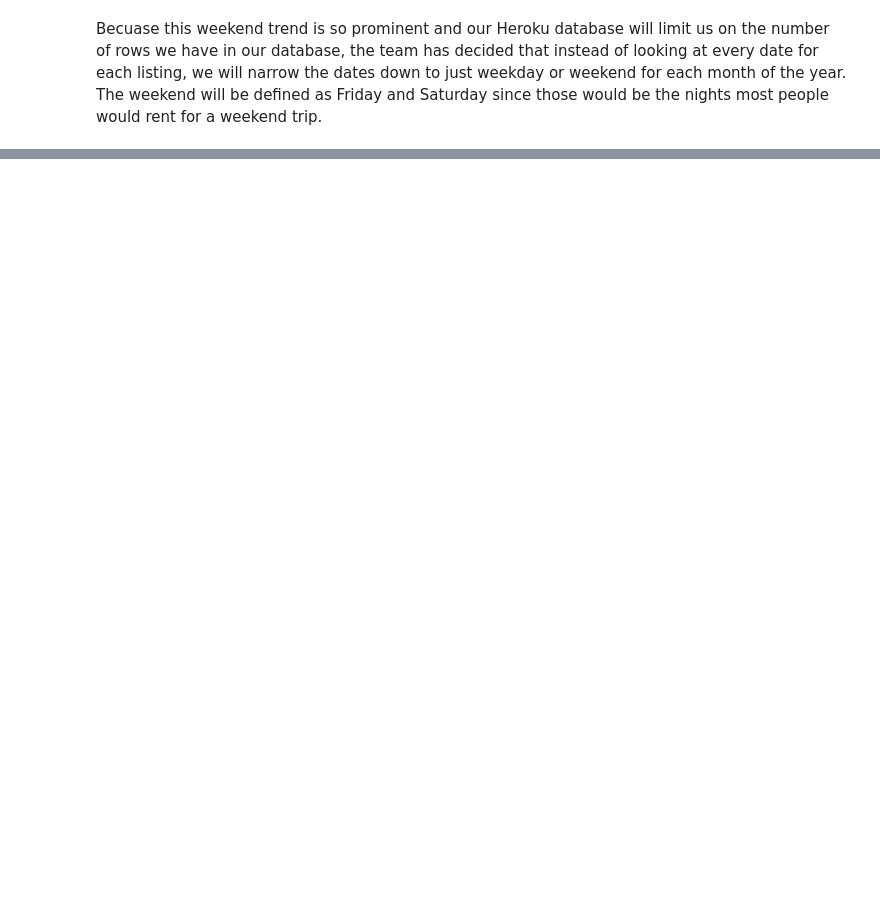
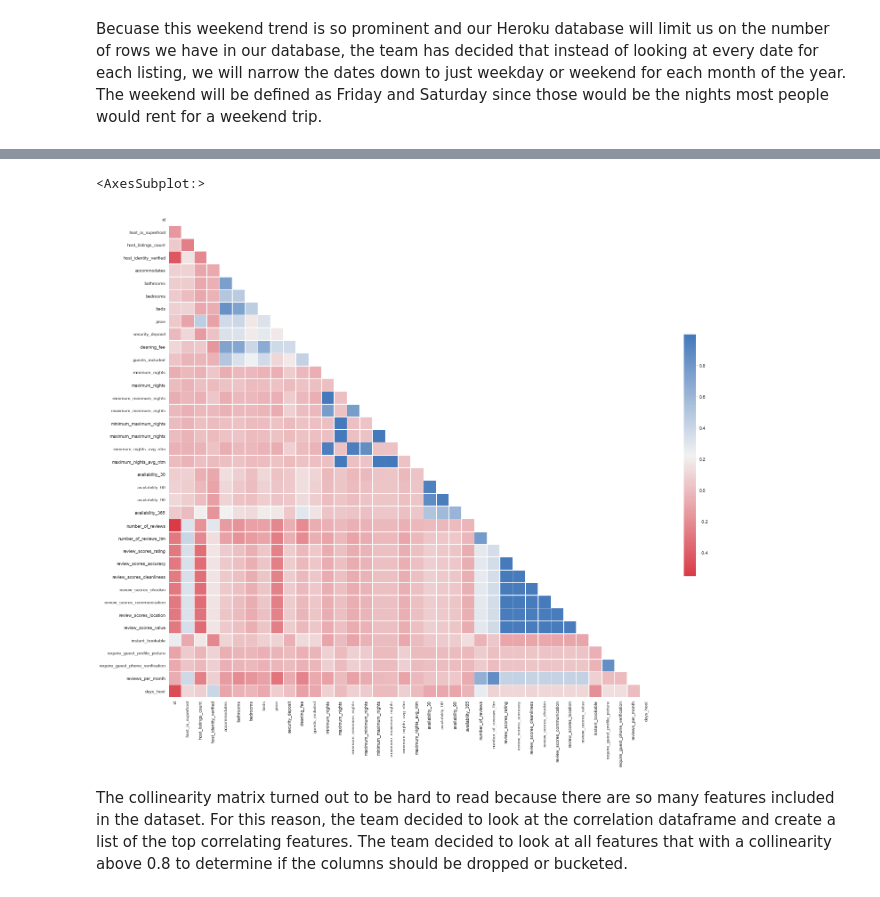
Before and after one commit to whitneylosinski/Eat.Sleep.Data, a Jupyter notebook: Notebooks/Airbnb_Analysis.ipynb, the cells around one changed output, grey strips where cells are left out. Cells and saved outputs as stored; diff of their text form; code cells hidden in the pictures; blank space fills up the shorter version.

```diff
--- a/Notebooks/Airbnb_Analysis.ipynb
+++ b/Notebooks/Airbnb_Analysis.ipynb
@@ -479,0 +454,5 @@ Name: minimum_nights, dtype: int64
+# %%
+# Group id, day, and month and calculate mean price
+cal_data_grouped = cal_data.groupby(['id','day','month']).mean().reset_index()
+
+cal_data_grouped.head()
@@ -481,0 +484,9 @@ Name: minimum_nights, dtype: int64
+# %%
+# Drop the price column in the listings data since the price is in
+list_data_to_merge = list_data_new.drop(columns = 'price')
+
+# Merge listing, amenities and calendar data into one table.
+merge1 = list_data_to_merge.merge(amenities_df, how='left', on ='id')
+merged = merge1.merge(cal_data_grouped, how='left', on ='id')
+pd.set_option('display.max_columns', len(merged.columns))
+merged.head(5)
@@ -481,0 +506,21 @@ Name: minimum_nights, dtype: int64
+# %%
+# Drop the id column
+merged = merged.drop(columns = 'id')
+
+# Get a list of the object type columns.
+objects = merged.dtypes[merged.dtypes == 'object'].index.tolist()
+
+# Create a OneHotEncoder instance
+from sklearn.preprocessing import OneHotEncoder
+enc = OneHotEncoder(sparse=False, drop='if_binary')
+
+# Fit and transform the OneHotEncoder using the categorical variable list
+encode_df = pd.DataFrame(enc.fit_transform(merged[objects]))
+
+# Add the encoded variable names to the dataframe
+encode_df.columns = enc.get_feature_names(objects)
+
+# Merge one-hot encoded features and drop the originals
+merged = merged.merge(encode_df,left_index=True, right_index=True)
+merged = merged.drop(columns=objects)
+merged.head()
@@ -481,0 +535,14 @@ Name: minimum_nights, dtype: int64
+# %%
+# use the pands .corr() function to compute pairwise correlations for the merged dataframe
+corr_all = merged.corr()
+# visualise the data with seaborn
+mask = np.triu(np.ones_like(corr, dtype=np.bool))
+sns.set_style(style = 'white')
+f, ax = plt.subplots(figsize=(25, 20))
+cmap = sns.diverging_palette(10, 250, as_cmap=True)
+sns.heatmap(corr, mask=mask, cmap=cmap, square=True, linewidths=.5, cbar_kws={"shrink": .5}, ax=ax)
+# %% [output]
+<AxesSubplot:>
+[figure, added]
+# %% [markdown]
+The collinearity matrix turned out to be hard to read because there are so many features included in the dataset.  For this reason, the team decided to look at the correlation dataframe and create a list of the top correlating features.  The team decided to look at all features that with a collinearity above 0.8 to determine if the columns should be dropped or bucketed.
```
Also changed, not shown: parts of 62 cells of this notebook.
